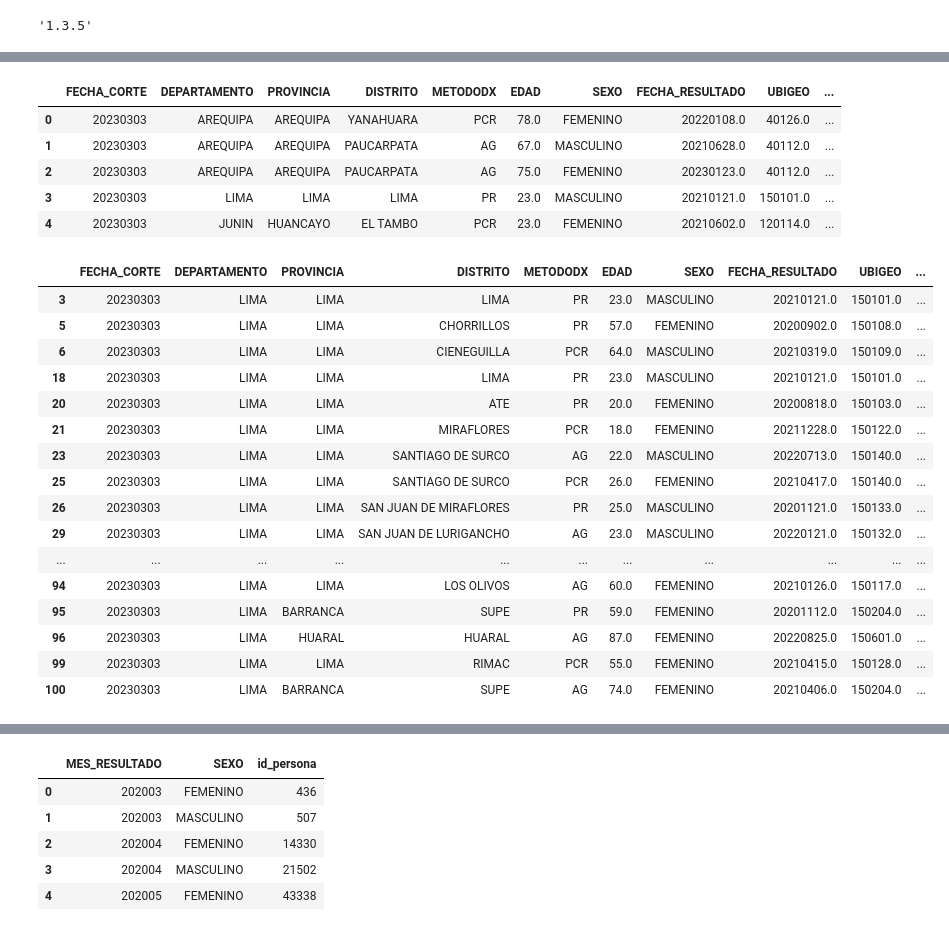
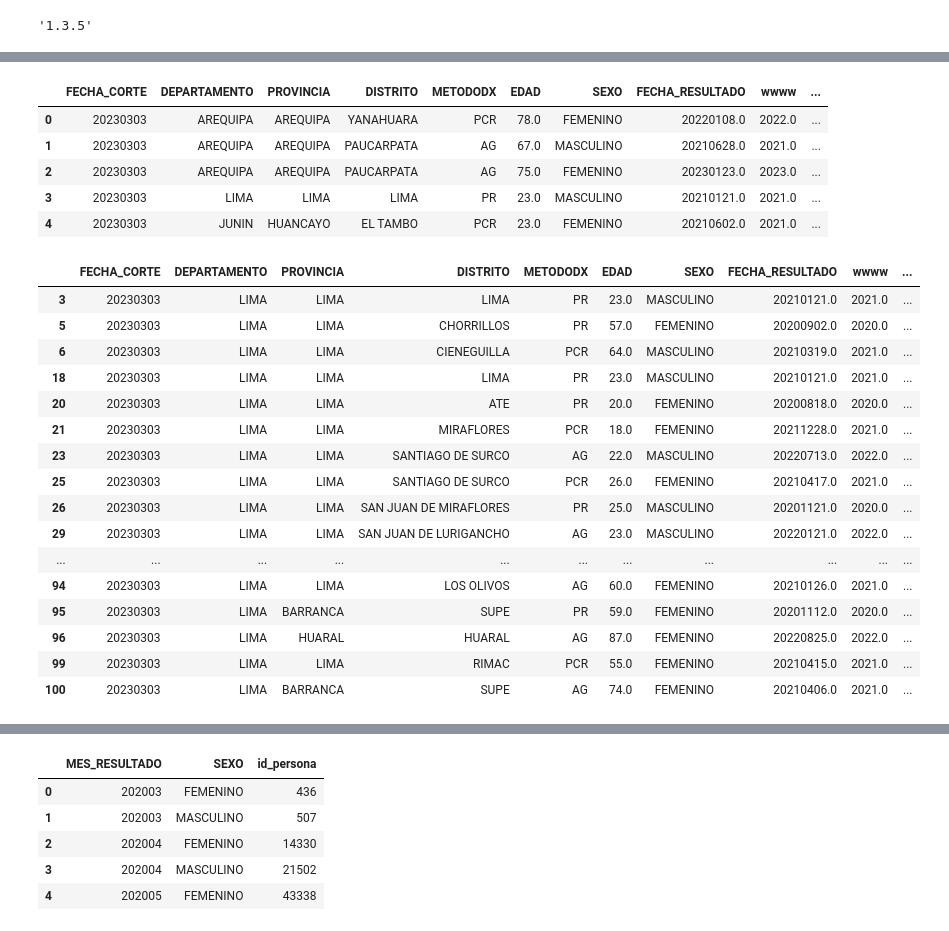
Before and after one commit to 3p3r4lt4/3p3r4lt4, a Jupyter notebook: Examen/examen_final_python_intermedio.ipynb, the cells around one changed output, grey strips where cells are left out. Saved outputs shown, nothing was run; the diff lists cells and outputs as text; code cells hidden in the pictures.

```diff
--- a/Examen/examen_final_python_intermedio.ipynb
+++ b/Examen/examen_final_python_intermedio.ipynb
@@ -234,2 +234,4 @@ pddf.shape
 # %%
 pddf[['FECHA_CORTE','DEPARTAMENTO','PROVINCIA']].drop_duplicates()
+# %%
+pddf.sort_values('FECHA_RESULTADO',ascending=True, inplace=True)
@@ -237,9 +248,9 @@ pddf[['FECHA_CORTE','DEPARTAMENTO','PROVINCIA']].drop_duplicates()
 pddf['MES_RESULTADO']=pddf.FECHA_RESULTADO.apply(lambda x: str(x)[:6])
 pddf.head()
 # %% [output]
-|  | FECHA_CORTE | DEPARTAMENTO | PROVINCIA | DISTRITO | METODODX | EDAD | SEXO | FECHA_RESULTADO | UBIGEO | ... |
-| 0 | 20230303 | AREQUIPA | AREQUIPA | YANAHUARA | PCR | 78.0 | FEMENINO | 20220108.0 | 40126.0 | ... |
-| 1 | 20230303 | AREQUIPA | AREQUIPA | PAUCARPATA | AG | 67.0 | MASCULINO | 20210628.0 | 40112.0 | ... |
-| 2 | 20230303 | AREQUIPA | AREQUIPA | PAUCARPATA | AG | 75.0 | FEMENINO | 20230123.0 | 40112.0 | ... |
-| 3 | 20230303 | LIMA | LIMA | LIMA | PR | 23.0 | MASCULINO | 20210121.0 | 150101.0 | ... |
-| 4 | 20230303 | JUNIN | HUANCAYO | EL TAMBO | PCR | 23.0 | FEMENINO | 20210602.0 | 120114.0 | ... |
+|  | FECHA_CORTE | DEPARTAMENTO | PROVINCIA | DISTRITO | METODODX | EDAD | SEXO | FECHA_RESULTADO | wwww | ... |
+| 0 | 20230303 | AREQUIPA | AREQUIPA | YANAHUARA | PCR | 78.0 | FEMENINO | 20220108.0 | 2022.0 | ... |
+| 1 | 20230303 | AREQUIPA | AREQUIPA | PAUCARPATA | AG | 67.0 | MASCULINO | 20210628.0 | 2021.0 | ... |
+| 2 | 20230303 | AREQUIPA | AREQUIPA | PAUCARPATA | AG | 75.0 | FEMENINO | 20230123.0 | 2023.0 | ... |
+| 3 | 20230303 | LIMA | LIMA | LIMA | PR | 23.0 | MASCULINO | 20210121.0 | 2021.0 | ... |
+| 4 | 20230303 | JUNIN | HUANCAYO | EL TAMBO | PCR | 23.0 | FEMENINO | 20210602.0 | 2021.0 | ... |
@@ -246,32 +259,32 @@ pddf.head()
 # %%
-Dep='LIMA'
+##Dep='LIMA'
 df= pddf.groupby("MES_RESULTADO")[["id_persona"]].aggregate(['count']).reset_index()
 df.columns=df.columns.droplevel(-1)
 ##df.query("DEPARTAMENTO==@Dep")
 ##df2=df[(pddf.DEPARTAMENTO=='LIMA')]
 df2=pddf['DEPARTAMENTO']=='LIMA'
 ##df3=pddf['FECHA_RESULTADO']=='202210'
 #df2.sort_values(by = 'id_persona', ascending = True, inplace = True)
 filter=pddf[df2]
 filter.head(50)
 # %% [output]
-|  | FECHA_CORTE | DEPARTAMENTO | PROVINCIA | DISTRITO | METODODX | EDAD | SEXO | FECHA_RESULTADO | UBIGEO | ... |
-| 3 | 20230303 | LIMA | LIMA | LIMA | PR | 23.0 | MASCULINO | 20210121.0 | 150101.0 | ... |
-| 5 | 20230303 | LIMA | LIMA | CHORRILLOS | PR | 57.0 | FEMENINO | 20200902.0 | 150108.0 | ... |
-| 6 | 20230303 | LIMA | LIMA | CIENEGUILLA | PCR | 64.0 | MASCULINO | 20210319.0 | 150109.0 | ... |
-| 18 | 20230303 | LIMA | LIMA | LIMA | PR | 23.0 | MASCULINO | 20210121.0 | 150101.0 | ... |
-| 20 | 20230303 | LIMA | LIMA | ATE | PR | 20.0 | FEMENINO | 20200818.0 | 150103.0 | ... |
-| 21 | 20230303 | LIMA | LIMA | MIRAFLORES | PCR | 18.0 | FEMENINO | 20211228.0 | 150122.0 | ... |
-| 23 | 20230303 | LIMA | LIMA | SANTIAGO DE SURCO | AG | 22.0 | MASCULINO | 20220713.0 | 150140.0 | ... |
-| 25 | 20230303 | LIMA | LIMA | SANTIAGO DE SURCO | PCR | 26.0 | FEMENINO | 20210417.0 | 150140.0 | ... |
-| 26 | 20230303 | LIMA | LIMA | SAN JUAN DE MIRAFLORES | PR | 25.0 | MASCULINO | 20201121.0 | 150133.0 | ... |
-| 29 | 20230303 | LIMA | LIMA | SAN JUAN DE LURIGANCHO | AG | 23.0 | MASCULINO | 20220121.0 | 150132.0 | ... |
+|  | FECHA_CORTE | DEPARTAMENTO | PROVINCIA | DISTRITO | METODODX | EDAD | SEXO | FECHA_RESULTADO | wwww | ... |
+| 3 | 20230303 | LIMA | LIMA | LIMA | PR | 23.0 | MASCULINO | 20210121.0 | 2021.0 | ... |
+| 5 | 20230303 | LIMA | LIMA | CHORRILLOS | PR | 57.0 | FEMENINO | 20200902.0 | 2020.0 | ... |
+| 6 | 20230303 | LIMA | LIMA | CIENEGUILLA | PCR | 64.0 | MASCULINO | 20210319.0 | 2021.0 | ... |
+| 18 | 20230303 | LIMA | LIMA | LIMA | PR | 23.0 | MASCULINO | 20210121.0 | 2021.0 | ... |
+| 20 | 20230303 | LIMA | LIMA | ATE | PR | 20.0 | FEMENINO | 20200818.0 | 2020.0 | ... |
+| 21 | 20230303 | LIMA | LIMA | MIRAFLORES | PCR | 18.0 | FEMENINO | 20211228.0 | 2021.0 | ... |
+| 23 | 20230303 | LIMA | LIMA | SANTIAGO DE SURCO | AG | 22.0 | MASCULINO | 20220713.0 | 2022.0 | ... |
+| 25 | 20230303 | LIMA | LIMA | SANTIAGO DE SURCO | PCR | 26.0 | FEMENINO | 20210417.0 | 2021.0 | ... |
+| 26 | 20230303 | LIMA | LIMA | SAN JUAN DE MIRAFLORES | PR | 25.0 | MASCULINO | 20201121.0 | 2020.0 | ... |
+| 29 | 20230303 | LIMA | LIMA | SAN JUAN DE LURIGANCHO | AG | 23.0 | MASCULINO | 20220121.0 | 2022.0 | ... |
 | ... | ... | ... | ... | ... | ... | ... | ... | ... | ... | ... |
-| 94 | 20230303 | LIMA | LIMA | LOS OLIVOS | AG | 60.0 | FEMENINO | 20210126.0 | 150117.0 | ... |
-| 95 | 20230303 | LIMA | BARRANCA | SUPE | PR | 59.0 | FEMENINO | 20201112.0 | 150204.0 | ... |
-| 96 | 20230303 | LIMA | HUARAL | HUARAL | AG | 87.0 | FEMENINO | 20220825.0 | 150601.0 | ... |
-| 99 | 20230303 | LIMA | LIMA | RIMAC | PCR | 55.0 | FEMENINO | 20210415.0 | 150128.0 | ... |
-| 100 | 20230303 | LIMA | BARRANCA | SUPE | AG | 74.0 | FEMENINO | 20210406.0 | 150204.0 | ... |
+| 94 | 20230303 | LIMA | LIMA | LOS OLIVOS | AG | 60.0 | FEMENINO | 20210126.0 | 2021.0 | ... |
+| 95 | 20230303 | LIMA | BARRANCA | SUPE | PR | 59.0 | FEMENINO | 20201112.0 | 2020.0 | ... |
+| 96 | 20230303 | LIMA | HUARAL | HUARAL | AG | 87.0 | FEMENINO | 20220825.0 | 2022.0 | ... |
+| 99 | 20230303 | LIMA | LIMA | RIMAC | PCR | 55.0 | FEMENINO | 20210415.0 | 2021.0 | ... |
+| 100 | 20230303 | LIMA | BARRANCA | SUPE | AG | 74.0 | FEMENINO | 20210406.0 | 2021.0 | ... |
 # %%
 filter.head()
 # %% [output]
```
Also changed, not shown: parts of 8 cells of this notebook.
